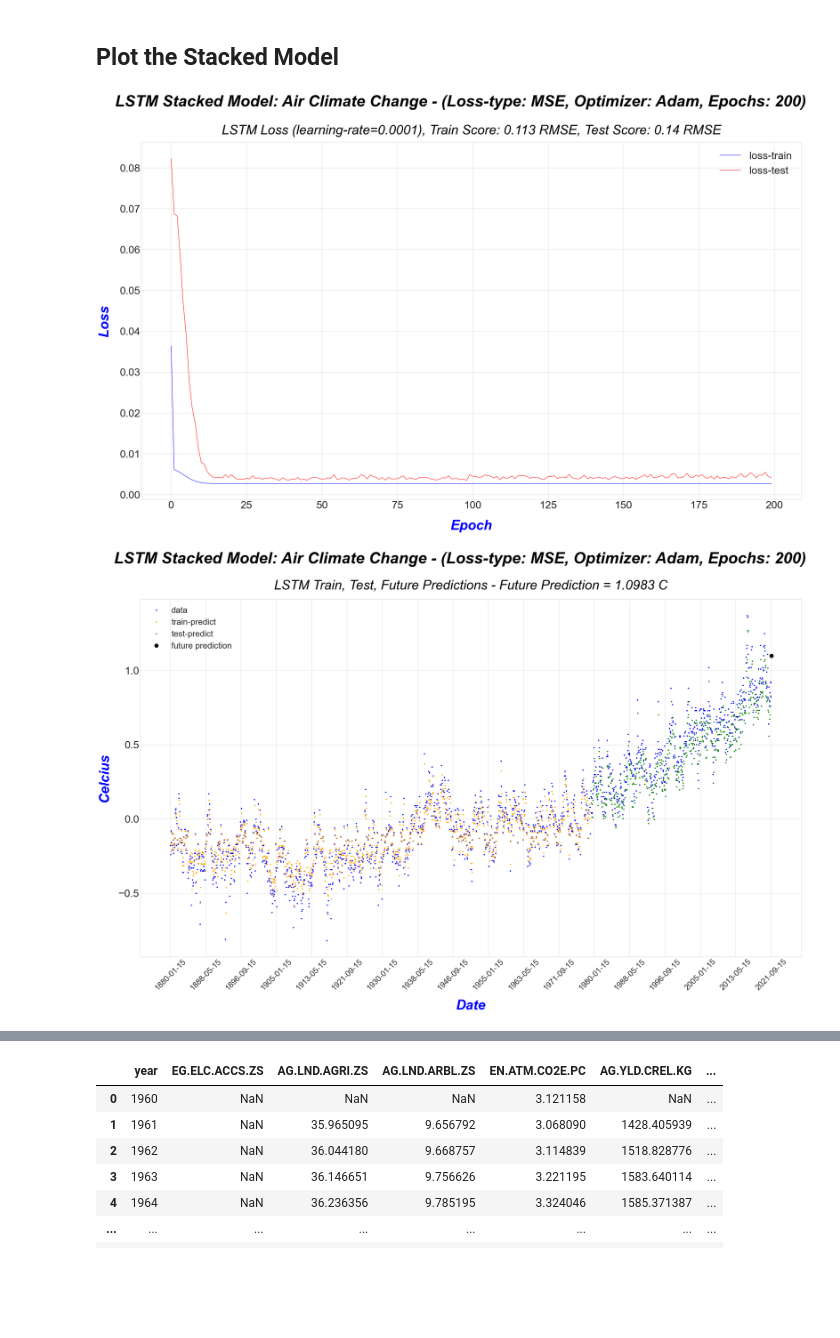
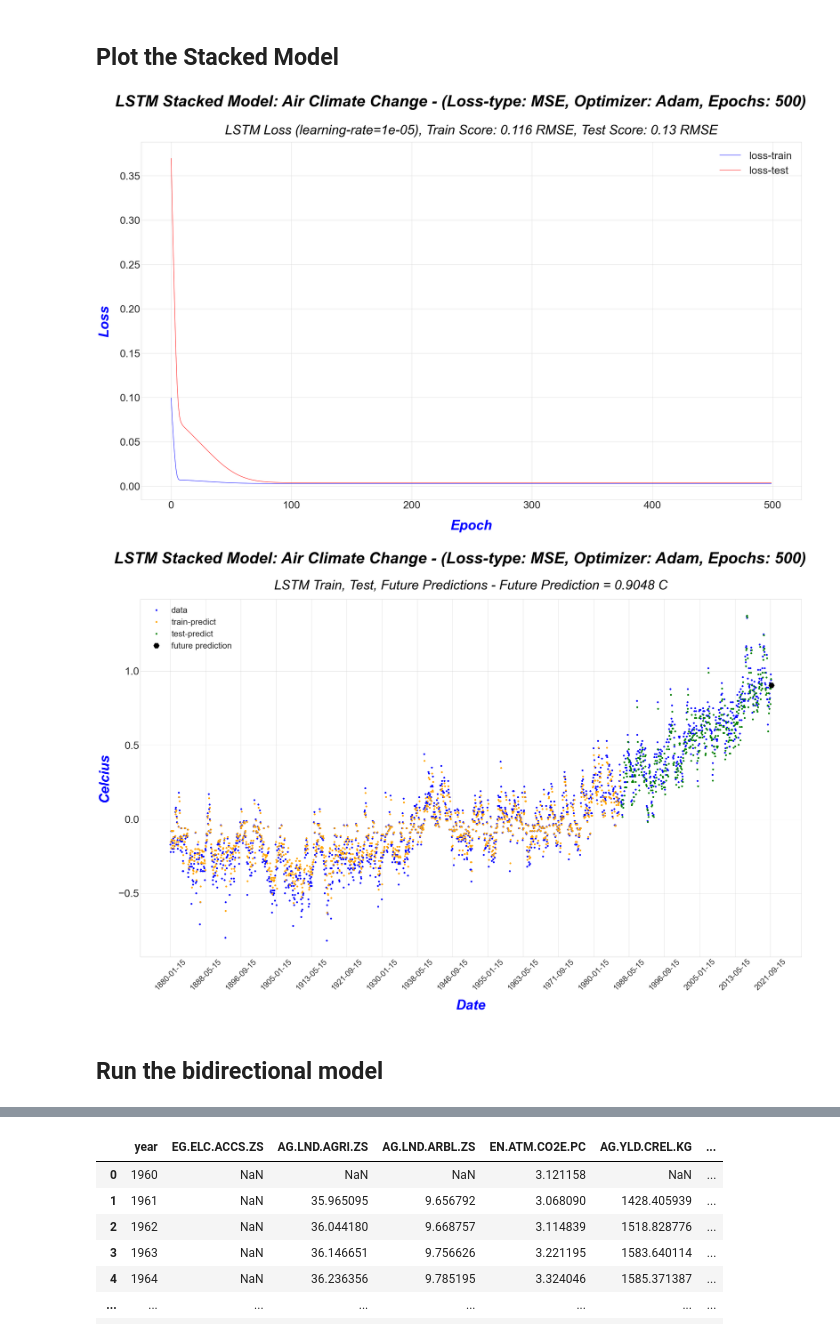
Before and after one commit to raymondj-pace/CS673-conf, a Jupyter notebook: CS673-Conf.ipynb, the cells around one changed output, grey strips where cells are left out. Cells and saved outputs as stored; diff of their text form; code cells hidden in the pictures; blank space fills up the shorter version.

Commit message:
Includes the full dataset with all climate change datasets and LSTM prediction model.

```diff
--- a/CS673-Conf.ipynb
+++ b/CS673-Conf.ipynb
@@ -103,17 +130,17 @@ dataset = dataset.astype('float32')
 def create_dataset(dataset, look_back=1):
     dataX, dataY = [], []
 
-    for i in range(len(dataset) - look_back - 1):  # -1
+    for i in range(len(dataset) - look_back):  # -1
         a = dataset[i:(i + look_back), 0]
         dataX.append(a)
         dataY.append(dataset[i + look_back, 0])
-    return numpy.array(dataX), numpy.array(dataY)
+    return np.array(dataX), np.array(dataY)
 
 
 #
 # Normalize the dataset with scikit-learn MinMaxScaler
 #
-numpy.random.seed(7)
+np.random.seed(7)
 scaler = MinMaxScaler(feature_range=(0, 1))
 dataset = scaler.fit_transform(dataset)
 # %%
@@ -403,12 +589,13 @@ plt.show();
 # Stacked layer LSTM
 #
 
-lrate = 0.0001
+lrate = 0.00001
 look_back = 1
 batch_size = 1
 loss_type = 'mean_squared_error'
+num_epochs = 500
 
-history_stacked_lstm, lstm_stacked_model = create_stacked_lstm_model(trainX, trainY, testX, testY, lrate, loss_type, 200, look_back, 1)
+history_stacked_lstm, lstm_stacked_model = create_stacked_lstm_model(trainX, trainY, testX, testY, lrate, loss_type, num_epochs, look_back, 1)
 lstm_stacked_model.save('./models/lstm_stacked_model_1')
 
 #
@@ -420,7 +607,10 @@ testPredict = lstm_stacked_model.predict(testX)
 #
 # Make next time period prediction
 #
-future_prediction = lstm_stacked_model.predict(last_entry)
+print("Last Entry:")
+print(last_entry)
+future_prediction = lstm_stacked_model.predict(last_entry, batch_size=30)
+print("Future Prediction scaled: " + str(future_prediction))
 future_prediction = scaler.inverse_transform(future_prediction)
 print("Future Prediction unscaled: " + str(future_prediction))
 
@@ -441,10 +631,7 @@ print('Train Score: %.2f RMSE' % (trainScore))
 testScore = math.sqrt(mean_squared_error(testY_orig[0], testPredict[:,0]))
 print('Test Score: %.2f RMSE' % (testScore))
 
-
 score_stacked_lstm = lstm_stacked_model.evaluate(testX, testY, verbose=1)
 print("Stacked Model Score:")
 print(score_stacked_lstm)
-#print('Loss: {}'.format(score_stacked_lstm[0]))
-#print('Accuracy: {}'.format(score_stacked_lstm[1]*100))
 # %% [output]
@@ -487,17 +677,18 @@ Stacked Model Score:
 plt.style.use('seaborn-whitegrid')
 
 # Shift train predictions for plotting
-trainPredictPlot = numpy.empty_like(dataset)
-trainPredictPlot[:, :] = numpy.nan
+trainPredictPlot = np.empty_like(dataset)
+trainPredictPlot[:, :] = np.nan
 trainPredictPlot[look_back:len(trainPredict)+look_back, :] = trainPredict
 
 # Shift test predictions for plotting
-testPredictPlot = numpy.empty_like(dataset)
-testPredictPlot[:, :] = numpy.nan
-testPredictPlot[len(trainPredict)+(look_back*2)+1:len(dataset)-1, :] = testPredict
+testPredictPlot = np.empty_like(dataset)
+testPredictPlot[:, :] = np.nan
+#testPredictPlot[len(trainPredict)+(look_back*2)+1:len(dataset)-1, :] = testPredict
+testPredictPlot[len(trainPredict)+(look_back)+1:len(dataset), :] = testPredict
 
-futurePredictPlot = numpy.empty_like(dataset)
-futurePredictPlot[:, :] = numpy.nan
+futurePredictPlot = np.empty_like(dataset)
+futurePredictPlot[:, :] = np.nan
 futurePredictPlot = np.append(futurePredictPlot, future_prediction)
 
 epochs = range(len(history_stacked_lstm.history['loss']))
@@ -511,7 +702,7 @@ ax.set_facecolor("white")
 plt.plot(epochs, history_stacked_lstm.history['loss'], "b", label='loss-train')
 plt.plot(epochs, history_stacked_lstm.history['val_loss'], "r", label='loss-test')
 
-plt.suptitle('LSTM Stacked Model: Air Climate Change - (Loss-type: MSE, Optimizer: Adam, Epochs: 200)', fontsize=60, weight='bold', style='italic', color='black')
+plt.suptitle('LSTM Stacked Model: Air Climate Change - (Loss-type: MSE, Optimizer: Adam, Epochs: 500)', fontsize=60, weight='bold', style='italic', color='black')
 plt.title('LSTM Loss (learning-rate=' + str(lrate) + ')' + ', Train Score: %.3f RMSE' % (trainScore) + ', Test Score: %.2f RMSE' % (testScore), fontsize=50, weight='normal', style='italic', color='black', pad=30)
 ax.legend(fontsize=40)
 ax.tick_params(axis='both', labelsize=32)
@@ -522,37 +713,39 @@ ax.yaxis.set_tick_params(labelsize='xx-large')
 plt.xticks(fontsize=40)
 plt.yticks(fontsize=40)
 plt.grid(True)
 plt.savefig("./images/lstm-stacked-loss.png")
 plt.show();
 
 
 #
 # Time prediction plot
 #
 fig, ax = plt.subplots(1, 1, figsize=(45, 25))
 ax.set_facecolor("white")
-plt.plot(orig_x_axis, scaler.inverse_transform(dataset), 'bo', markersize=4, label="data")  # Blue
-plt.plot(orig_x_axis, trainPredictPlot, 'o', color='orange', markersize=4, label='train-predict')  # Orange
-plt.plot(orig_x_axis, testPredictPlot, 'go', markersize=4, label='test-predict')   # Green
-plt.plot(future_x_axis, futurePredictPlot, 'kH', markersize=16, label='future prediction')
+plt.plot(orig_x_axis, scaler.inverse_transform(dataset), 'bo', markersize=6, label="data")  # Blue
+plt.plot(orig_x_axis, trainPredictPlot, 'o', color='orange', markersize=6, label='train-predict')  # Orange
+plt.plot(orig_x_axis, testPredictPlot, 'go', markersize=6, label='test-predict')   # Green
+plt.plot(future_x_axis, futurePredictPlot, 'kH', markersize=22, label='future prediction')
 
-plt.suptitle('LSTM Stacked Model: Air Climate Change - (Loss-type: MSE, Optimizer: Adam, Epochs: 200)', fontsize=60, weight='bold', style='italic', color='black')
+plt.suptitle('LSTM Stacked Model: Air Climate Change - (Loss-type: MSE, Optimizer: Adam, Epochs: 500)', fontsize=60, weight='bold', style='italic', color='black')
 plt.title('LSTM Train, Test, Future Predictions - Future Prediction = %.4f C' % future_prediction[0][0], fontsize=50, weight='normal', style='italic', color='black', pad=38)
 
 ax.legend(fontsize=32)
 ax.tick_params(labelsize=20, width=20) #ax.tick_params(labelcolor='r', labelsize='medium', width=3)
 ax.set_xlabel('Date', fontsize=52, weight='bold', style='italic', color='blue', labelpad=30)
 ax.set_ylabel('Celcius', fontsize=52, weight='bold', style='italic', color='blue', labelpad=30)
 ax.xaxis.set_major_locator(ticker.MaxNLocator(20))
 ax.xaxis.set_minor_locator(ticker.MaxNLocator(40))
 ax.tick_params(axis='x', rotation=45)
 ax.yaxis.set_tick_params(labelsize='xx-large')
 
 plt.xticks(fontsize=30)
 plt.yticks(fontsize=40)
 plt.grid(True)
 plt.savefig("./images/lstm-stacked-plot.png")
 plt.show();
 # %% [output]
-[figure, old version]
+[figure, new version]
-[figure, old version]
+[figure, new version]
+# %% [markdown]
+## **Run the bidirectional model**
```
Also changed, not shown: parts of 49 cells of this notebook, 13 other files.
